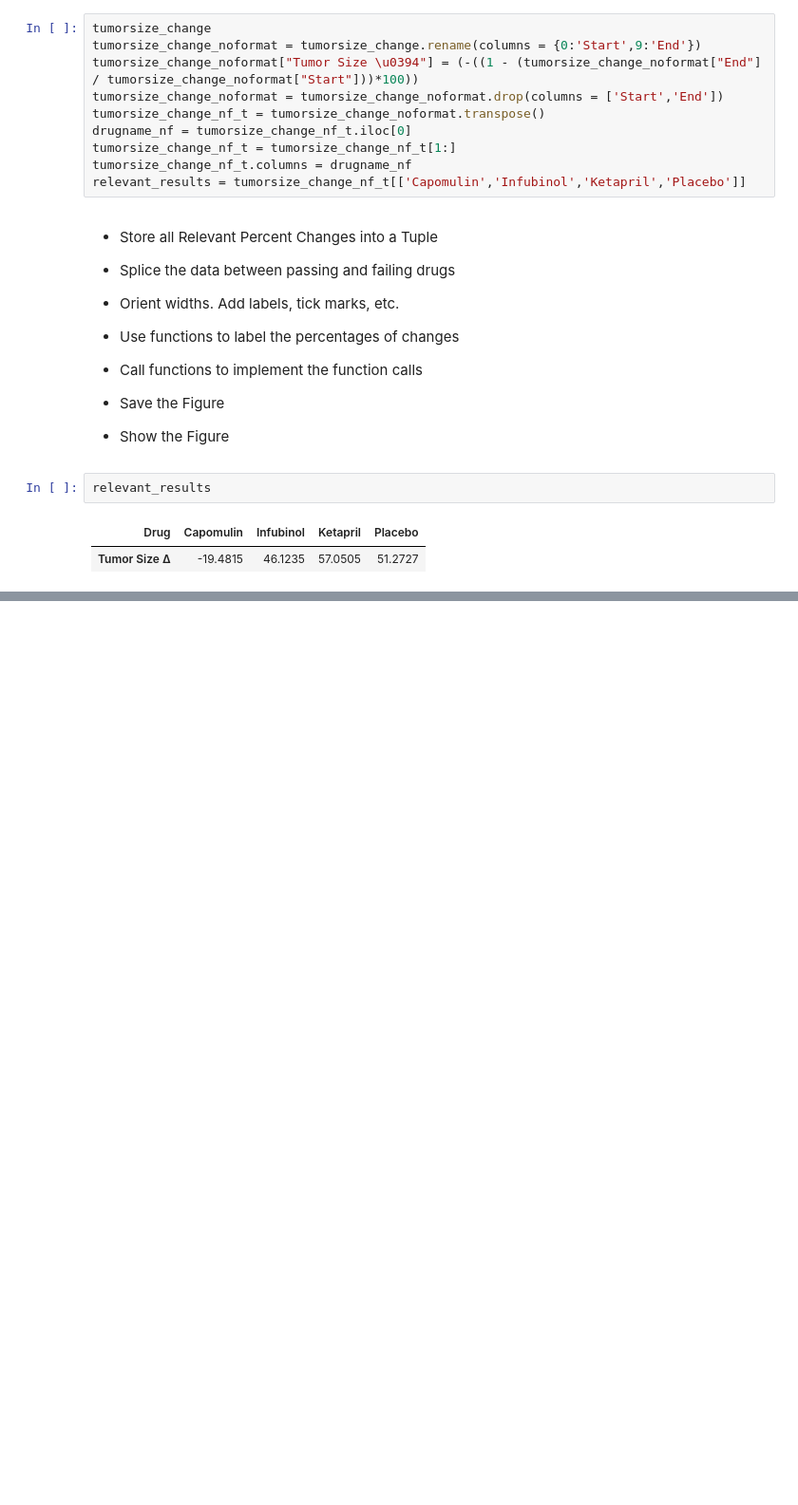
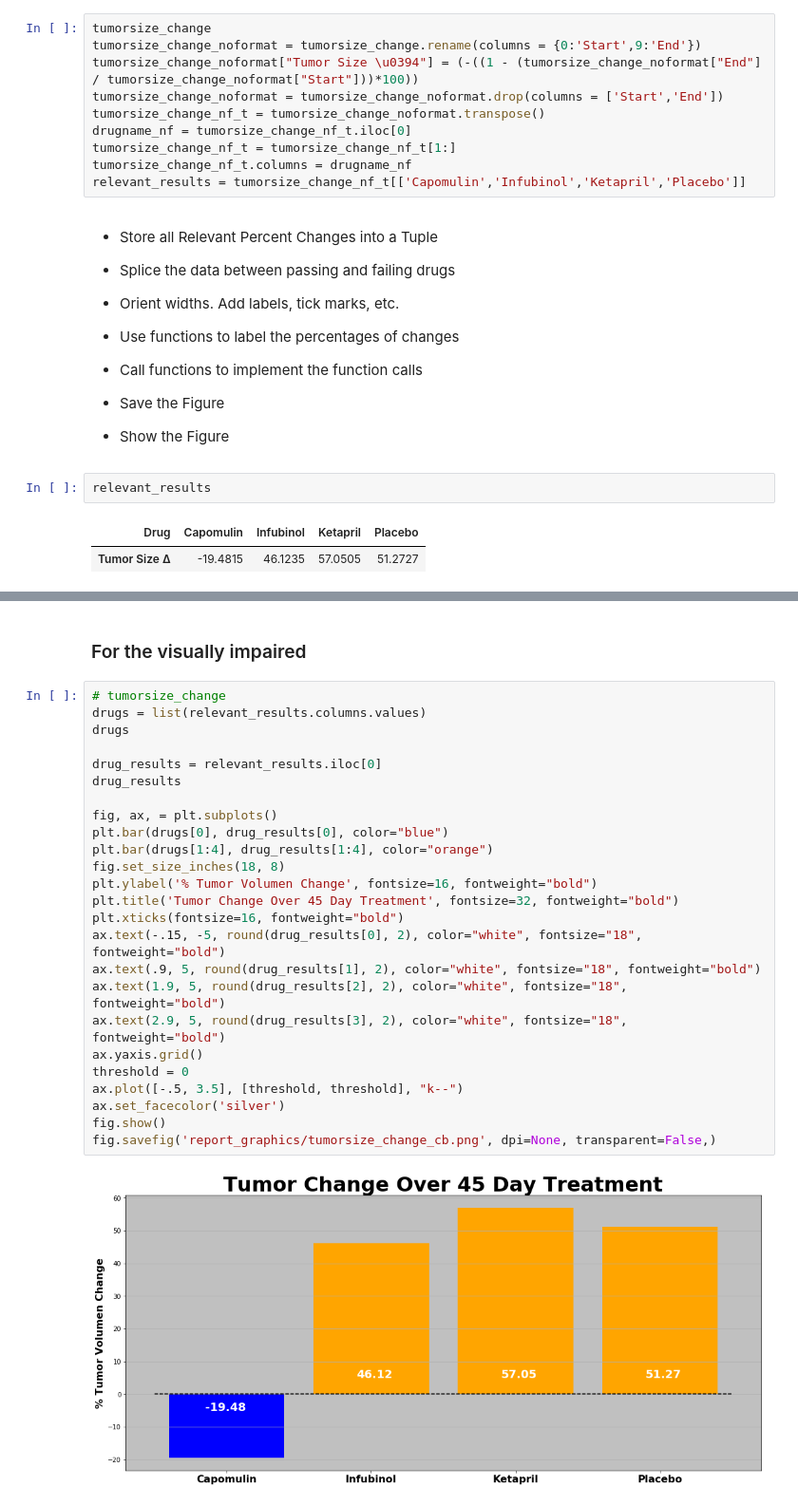
Before and after one commit to srmonteiro/DS_Bootcamp_HW, a Jupyter notebook: Monteiro_wk5_Matplotlib/Pymaceuticals/pymaceuticals_monteiro.ipynb, the cells around one changed output, grey strips where cells are left out. Shown at 95% size. Saved outputs shown, nothing was run; the diff lists cells and outputs as text; blank space fills up the shorter version.

Commit message:
Created report figures as png

```diff
--- a/Monteiro_wk5_Matplotlib/Pymaceuticals/pymaceuticals_monteiro.ipynb
+++ b/Monteiro_wk5_Matplotlib/Pymaceuticals/pymaceuticals_monteiro.ipynb
@@ -468,2 +466,31 @@ ax.grid()
 # %% [output]
 [figure]
+# %% [markdown]
+### For the visually impaired
+# %%
+# tumorsize_change
+drugs = list(relevant_results.columns.values)
+drugs
+
+drug_results = relevant_results.iloc[0]
+drug_results
+
+fig, ax, = plt.subplots()
+plt.bar(drugs[0], drug_results[0], color="blue")
+plt.bar(drugs[1:4], drug_results[1:4], color="orange")
+fig.set_size_inches(18, 8)
+plt.ylabel('% Tumor Volumen Change', fontsize=16, fontweight="bold")
+plt.title('Tumor Change Over 45 Day Treatment', fontsize=32, fontweight="bold")
+plt.xticks(fontsize=16, fontweight="bold")
+ax.text(-.15, -5, round(drug_results[0], 2), color="white", fontsize="18", fontweight="bold")
+ax.text(.9, 5, round(drug_results[1], 2), color="white", fontsize="18", fontweight="bold")
+ax.text(1.9, 5, round(drug_results[2], 2), color="white", fontsize="18", fontweight="bold")
+ax.text(2.9, 5, round(drug_results[3], 2), color="white", fontsize="18", fontweight="bold")
+ax.yaxis.grid()
+threshold = 0
+ax.plot([-.5, 3.5], [threshold, threshold], "k--")
+ax.set_facecolor('silver')
+fig.show()
+fig.savefig('report_graphics/tumorsize_change_cb.png', dpi=None, transparent=False,)
+# %% [output]
+[figure, added]
```
Also changed, not shown: parts of 5 cells of this notebook, 5 other files.
